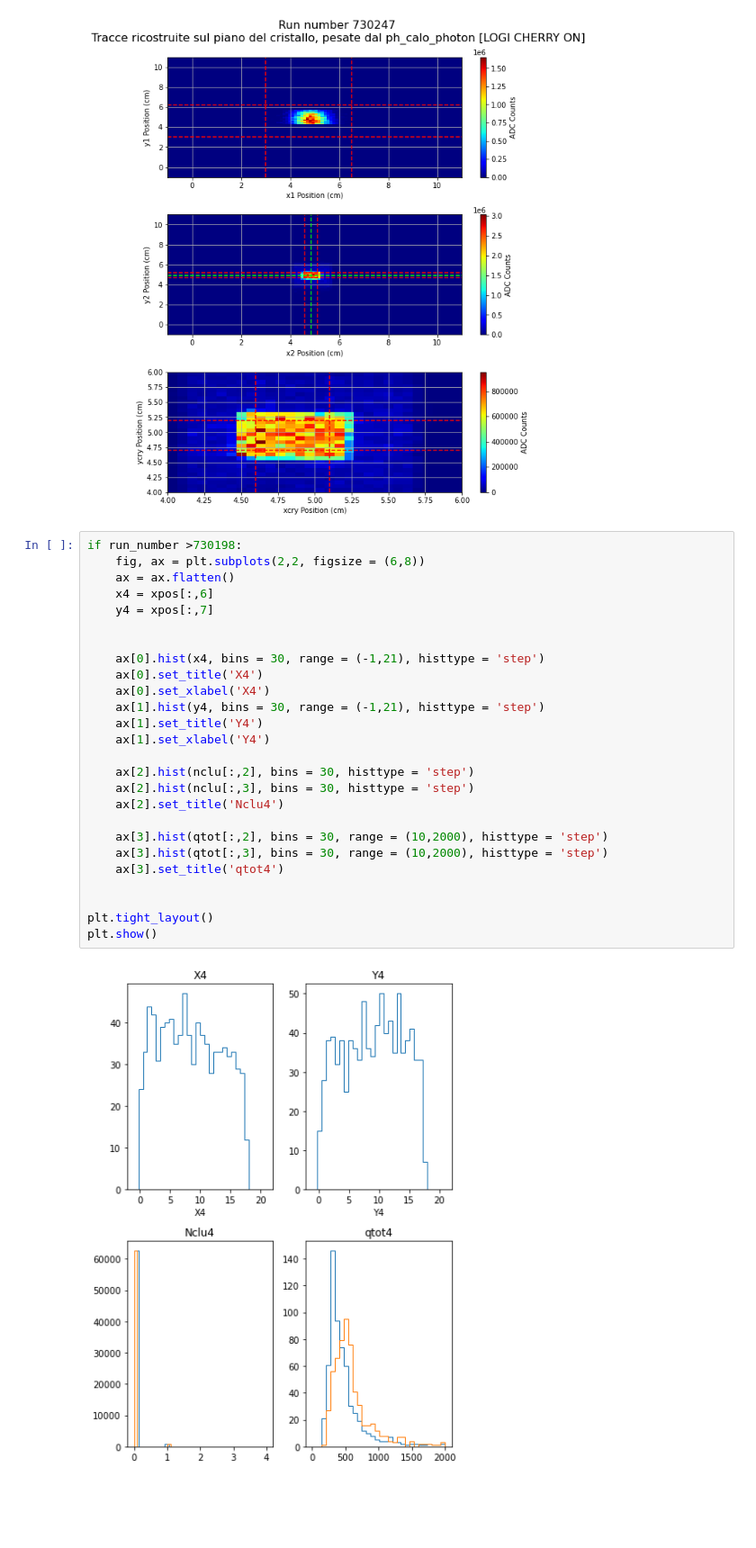
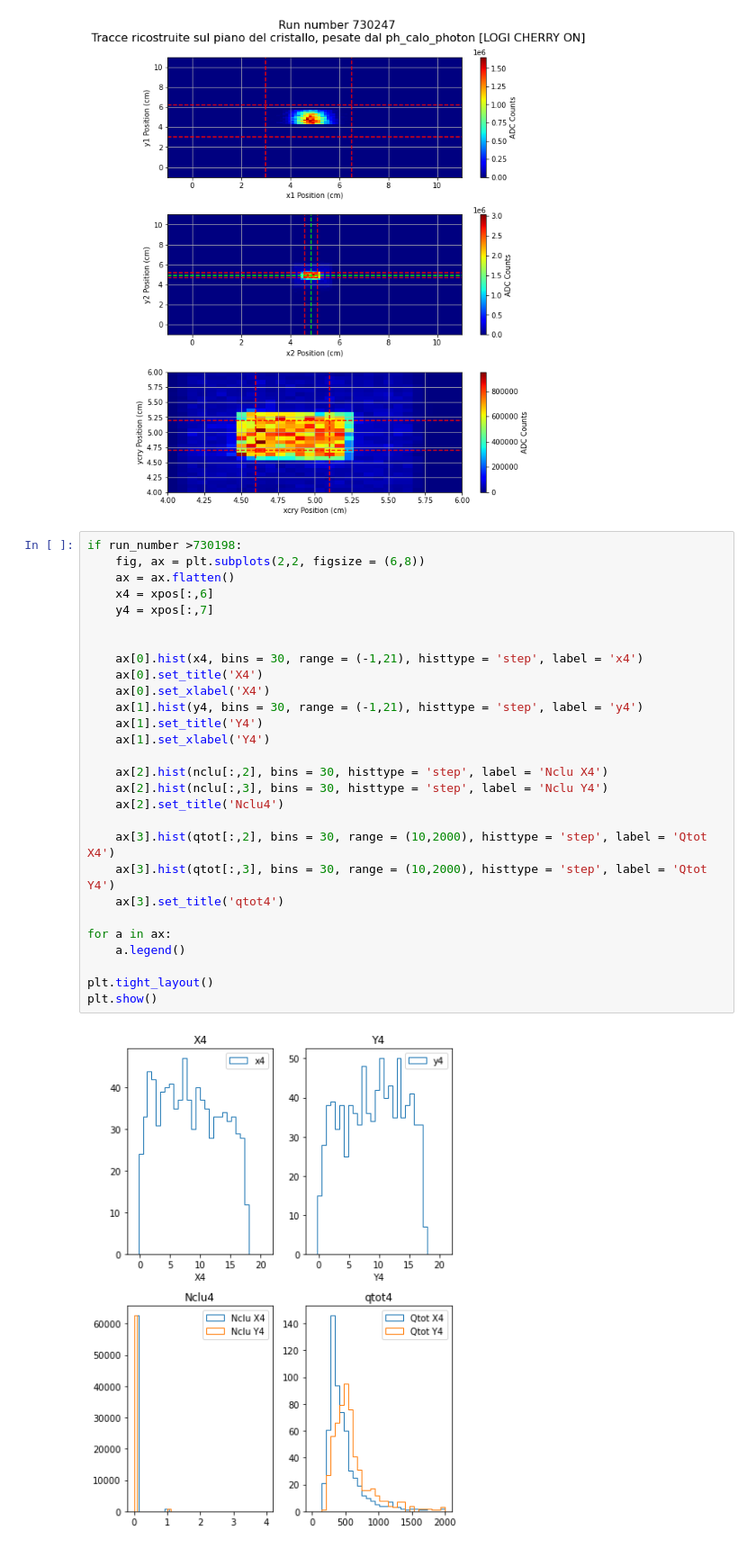
Before and after one commit to Ncanale/eplusBOOST_2025_T9, a Jupyter notebook: OM/check_signal_epBOOST.ipynb, the cells around one changed output. Shown at 90% size. Saved outputs shown, nothing was run; the diff lists cells and outputs as text; blank space fills up the shorter version.

Commit message:
small correction on labels

```diff
--- a/OM/check_signal_epBOOST.ipynb
+++ b/OM/check_signal_epBOOST.ipynb
@@ -404,28 +404,30 @@ plt.show()
 # %%
 if run_number >730198:
     fig, ax = plt.subplots(2,2, figsize = (6,8))
     ax = ax.flatten()
     x4 = xpos[:,6]
     y4 = xpos[:,7]
 
 
-    ax[0].hist(x4, bins = 30, range = (-1,21), histtype = 'step')
+    ax[0].hist(x4, bins = 30, range = (-1,21), histtype = 'step', label = 'x4')
     ax[0].set_title('X4')
     ax[0].set_xlabel('X4')
-    ax[1].hist(y4, bins = 30, range = (-1,21), histtype = 'step')
+    ax[1].hist(y4, bins = 30, range = (-1,21), histtype = 'step', label = 'y4')
     ax[1].set_title('Y4')
     ax[1].set_xlabel('Y4')
 
-    ax[2].hist(nclu[:,2], bins = 30, histtype = 'step')
-    ax[2].hist(nclu[:,3], bins = 30, histtype = 'step')
+    ax[2].hist(nclu[:,2], bins = 30, histtype = 'step', label = 'Nclu X4')
+    ax[2].hist(nclu[:,3], bins = 30, histtype = 'step', label = 'Nclu Y4')
     ax[2].set_title('Nclu4')
 
-    ax[3].hist(qtot[:,2], bins = 30, range = (10,2000), histtype = 'step')
-    ax[3].hist(qtot[:,3], bins = 30, range = (10,2000), histtype = 'step')
+    ax[3].hist(qtot[:,2], bins = 30, range = (10,2000), histtype = 'step', label = 'Qtot X4')
+    ax[3].hist(qtot[:,3], bins = 30, range = (10,2000), histtype = 'step', label = 'Qtot Y4')
     ax[3].set_title('qtot4')
 
+for a in ax:
+    a.legend()
 
 plt.tight_layout()
 plt.show()
 # %% [output]
-[figure, old version]
+[figure, new version]
```
